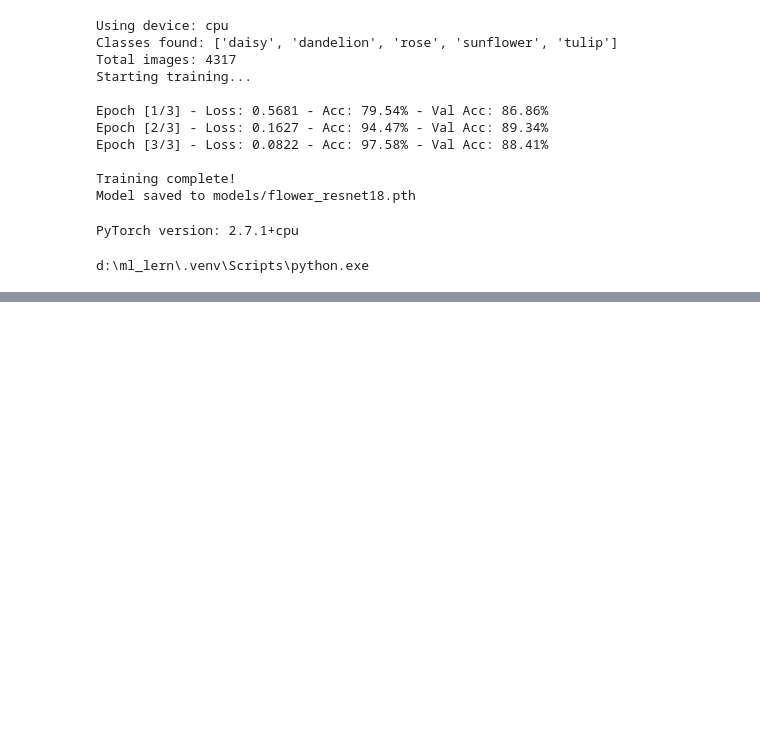
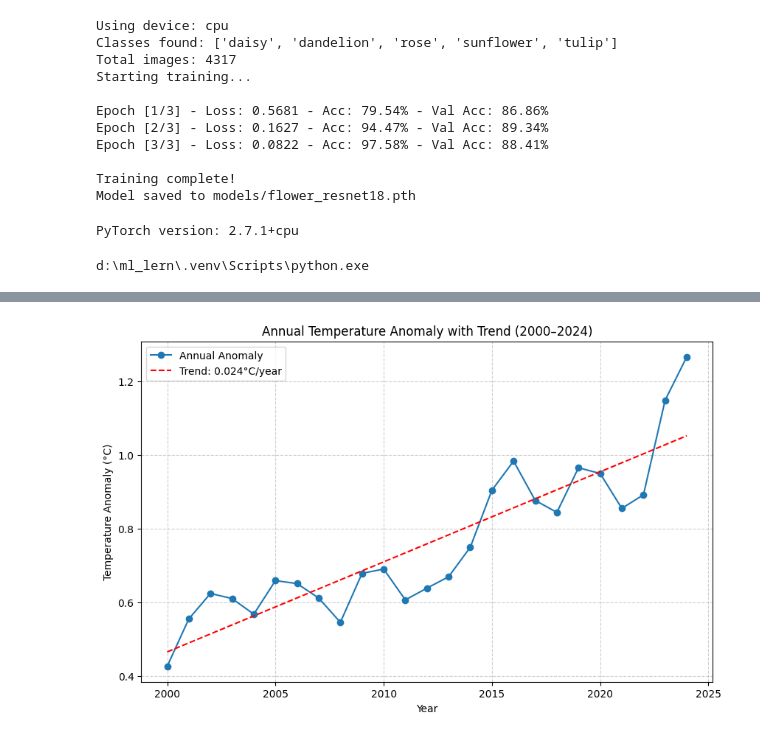
Before and after one commit to RoBiul-Hasan-Jisan/data-science-lab, a Jupyter notebook: scripts/heda.ipynb, the cells around one changed output, grey strips where cells are left out. Drawn from its saved outputs; the diff is of its cells as text; code cells hidden in the pictures; blank space fills up the shorter version.

```diff
--- a/scripts/heda.ipynb
+++ b/scripts/heda.ipynb
@@ -158,0 +264,19 @@ d:\ml_lern\.venv\Scripts\python.exe
+# %%
+import numpy as np
+
+X = annual["Year"]
+y = annual["Annual_Anomaly"]
+coef = np.polyfit(X, y, 1)  # linear regression
+trend = np.polyval(coef, X)
+
+plt.figure(figsize=(10,6))
+plt.plot(X, y, 'o-', label="Annual Anomaly")
+plt.plot(X, trend, 'r--', label=f"Trend: {coef[0]:.3f}°C/year")
+plt.title("Annual Temperature Anomaly with Trend (2000–2024)")
+plt.xlabel("Year")
+plt.ylabel("Temperature Anomaly (°C)")
+plt.legend()
+plt.grid(True, linestyle="--", alpha=0.6)
+plt.show()
+# %% [output]
+[figure, added]
```
Also changed, not shown: parts of 8 cells of this notebook, 2 other files.
